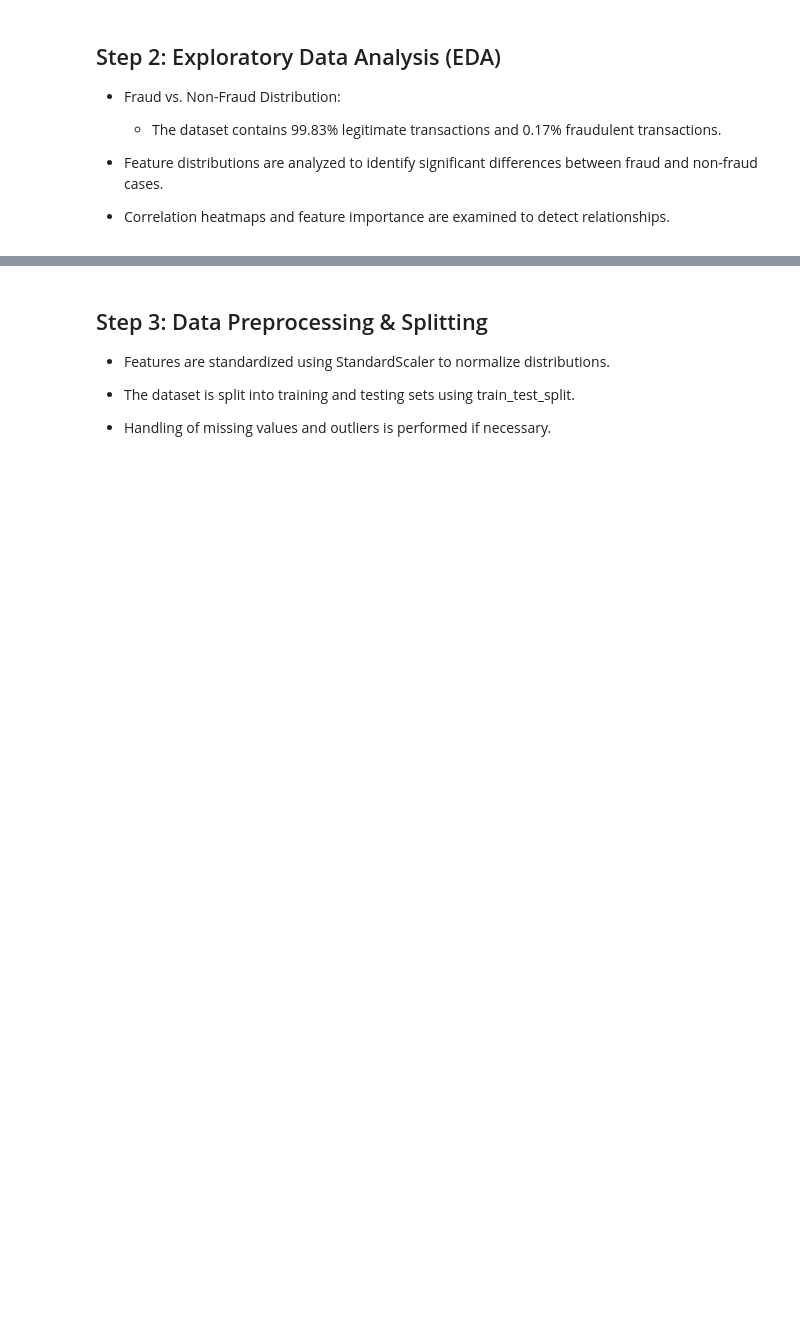
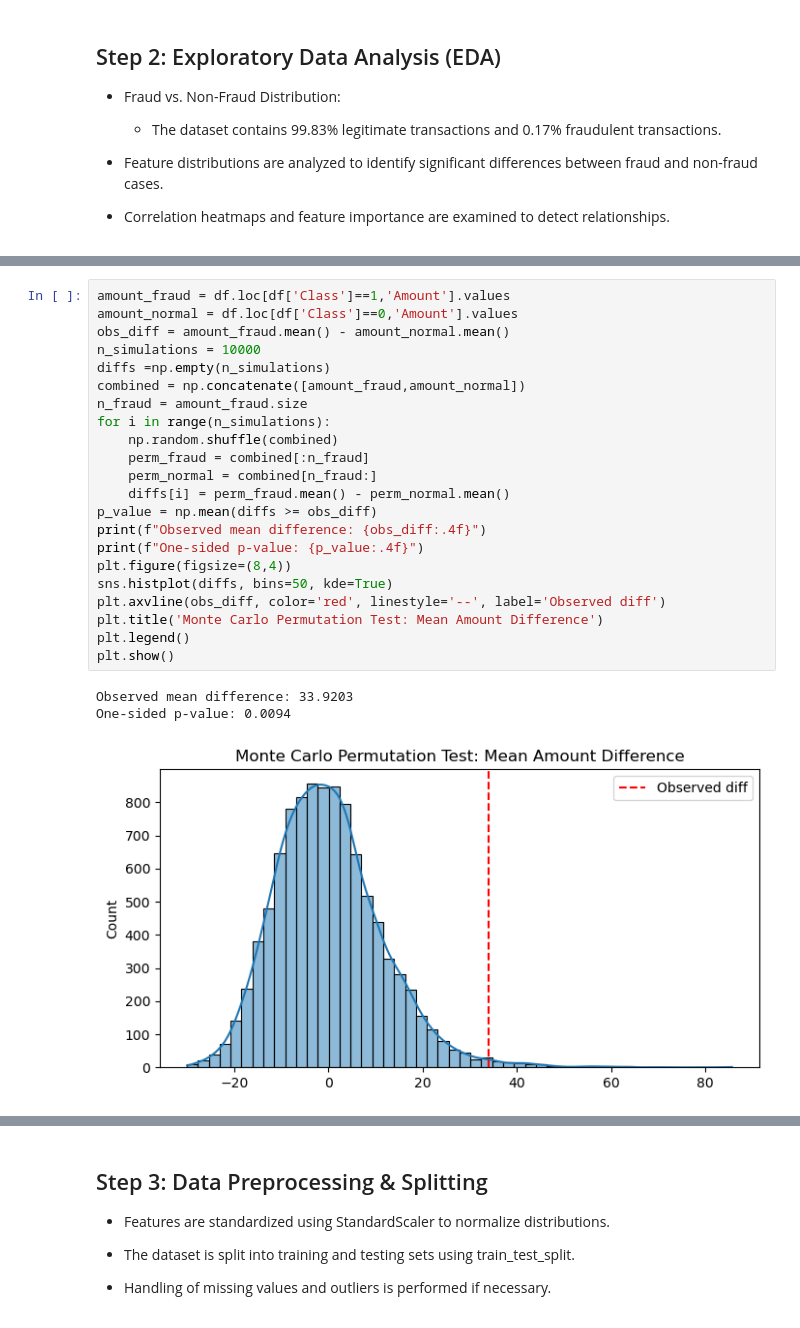
Before and after one commit to EthanBobrik/Credit-Card-Fraud-Detection, a Jupyter notebook: CreditCardFraudDetection.ipynb, the cells around one changed output, grey strips where cells are left out. Saved outputs shown, nothing was run; the diff lists cells and outputs as text; blank space fills up the shorter version.

```diff
--- a/CreditCardFraudDetection.ipynb
+++ b/CreditCardFraudDetection.ipynb
@@ -135,0 +201,26 @@ The dataset consists of 284,807 transactions, where only 0.172% of them are frau
+# %%
+amount_fraud = df.loc[df['Class']==1,'Amount'].values
+amount_normal = df.loc[df['Class']==0,'Amount'].values
+obs_diff = amount_fraud.mean() - amount_normal.mean()
+n_simulations = 10000
+diffs =np.empty(n_simulations)
+combined = np.concatenate([amount_fraud,amount_normal])
+n_fraud = amount_fraud.size
+for i in range(n_simulations):
+    np.random.shuffle(combined)
+    perm_fraud = combined[:n_fraud]
+    perm_normal = combined[n_fraud:]
+    diffs[i] = perm_fraud.mean() - perm_normal.mean()
+p_value = np.mean(diffs >= obs_diff)
+print(f"Observed mean difference: {obs_diff:.4f}")
+print(f"One-sided p-value: {p_value:.4f}")
+plt.figure(figsize=(8,4))
+sns.histplot(diffs, bins=50, kde=True)
+plt.axvline(obs_diff, color='red', linestyle='--', label='Observed diff')
+plt.title('Monte Carlo Permutation Test: Mean Amount Difference')
+plt.legend()
+plt.show()
+# %% [output]
+Observed mean difference: 33.9203
+One-sided p-value: 0.0094
+[figure, added]
```
Also changed, not shown: parts of 103 cells of this notebook, 3 other files.
